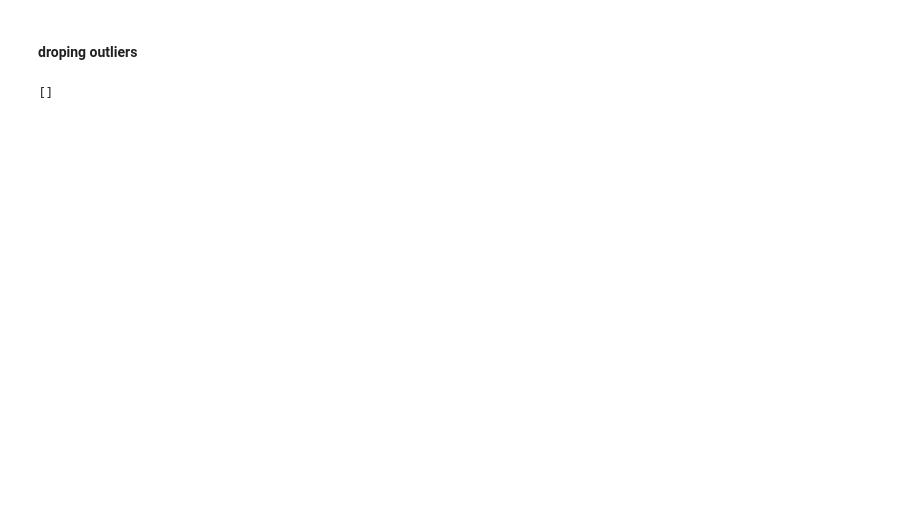
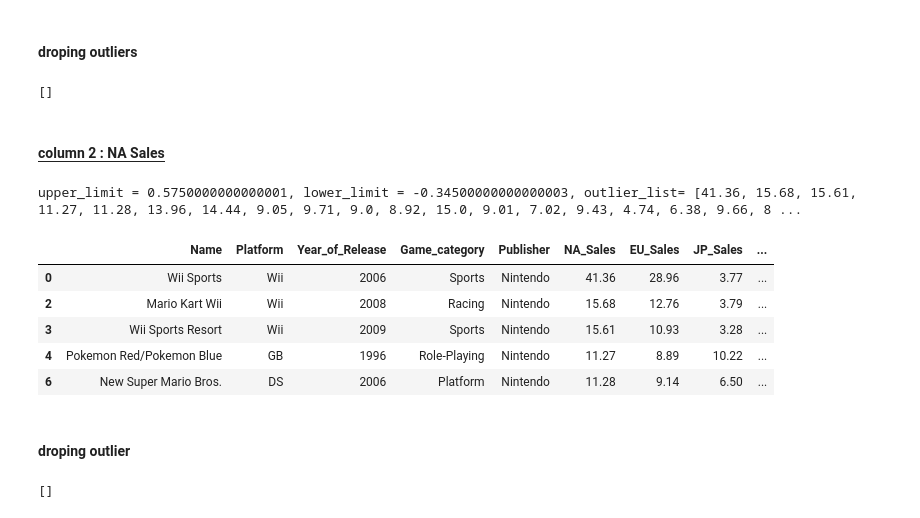
Before and after one commit to Jishnu-12/Data-analytics, a Jupyter notebook: EDA-Mini-Project/EDA-Mini-Project.ipynb, the cells around one changed output. Cells and saved outputs as stored; diff of their text form; code cells hidden in the pictures; blank space fills up the shorter version.

```diff
--- a/EDA-Mini-Project/EDA-Mini-Project.ipynb
+++ b/EDA-Mini-Project/EDA-Mini-Project.ipynb
@@ -312,5 +309,0 @@ df.drop(outlier.index, inplace = True)
-# %%
-outlier_recheck = df[(df["Year_of_Release"] > upper_limit) | (df["Year_of_Release"] < lower_limit)]["Year_of_Release"].tolist()
-outlier_recheck
-# %% [output]
-[]
@@ -316,0 +312,21 @@ outlier_recheck
+# %%
+outlier = df[(df["Year_of_Release"] > upper_limit)|(df["Year_of_Release"] < lower_limit)]["Year_of_Release"].tolist()
+outlier
+# %% [output]
+[]
+# %% [markdown]
+#### <span style ="border-bottom:1px solid">column 2 : NA Sales</span>
+# %%
+upper_limit,lower_limit,outlier,outlier_list = detect_outliers(df,"NA_Sales")
+print(f"upper_limit = {upper_limit}, lower_limit = {lower_limit}, outlier_list= {outlier_list}")
+outlier.head()
+# %% [output]
+upper_limit = 0.5750000000000001, lower_limit = -0.34500000000000003, outlier_list= [41.36, 15.68, 15.61, 11.27, 11.28, 13.96, 14.44, 9.05, 9.71, 9.0, 8.92, 15.0, 9.01, 7.02, 9.43, 4.74, 6.38, 9.66, 8 ...
+|  | Name | Platform | Year_of_Release | Game_category | Publisher | NA_Sales | EU_Sales | JP_Sales | ... |
+| 0 | Wii Sports | Wii | 2006 | Sports | Nintendo | 41.36 | 28.96 | 3.77 | ... |
+| 2 | Mario Kart Wii | Wii | 2008 | Racing | Nintendo | 15.68 | 12.76 | 3.79 | ... |
+| 3 | Wii Sports Resort | Wii | 2009 | Sports | Nintendo | 15.61 | 10.93 | 3.28 | ... |
+| 4 | Pokemon Red/Pokemon Blue | GB | 1996 | Role-Playing | Nintendo | 11.27 | 8.89 | 10.22 | ... |
+| 6 | New Super Mario Bros. | DS | 2006 | Platform | Nintendo | 11.28 | 9.14 | 6.50 | ... |
+# %% [markdown]
+#### droping outlier
@@ -316,0 +335,5 @@ outlier_recheck
+# %%
+outlier = df[(df["NA_Sales"] > upper_limit)|(df["NA_Sales"] < lower_limit)]["NA_Sales"].tolist()
+outlier
+# %% [output]
+[]
```
Also changed, not shown: parts of 50 cells of this notebook.
